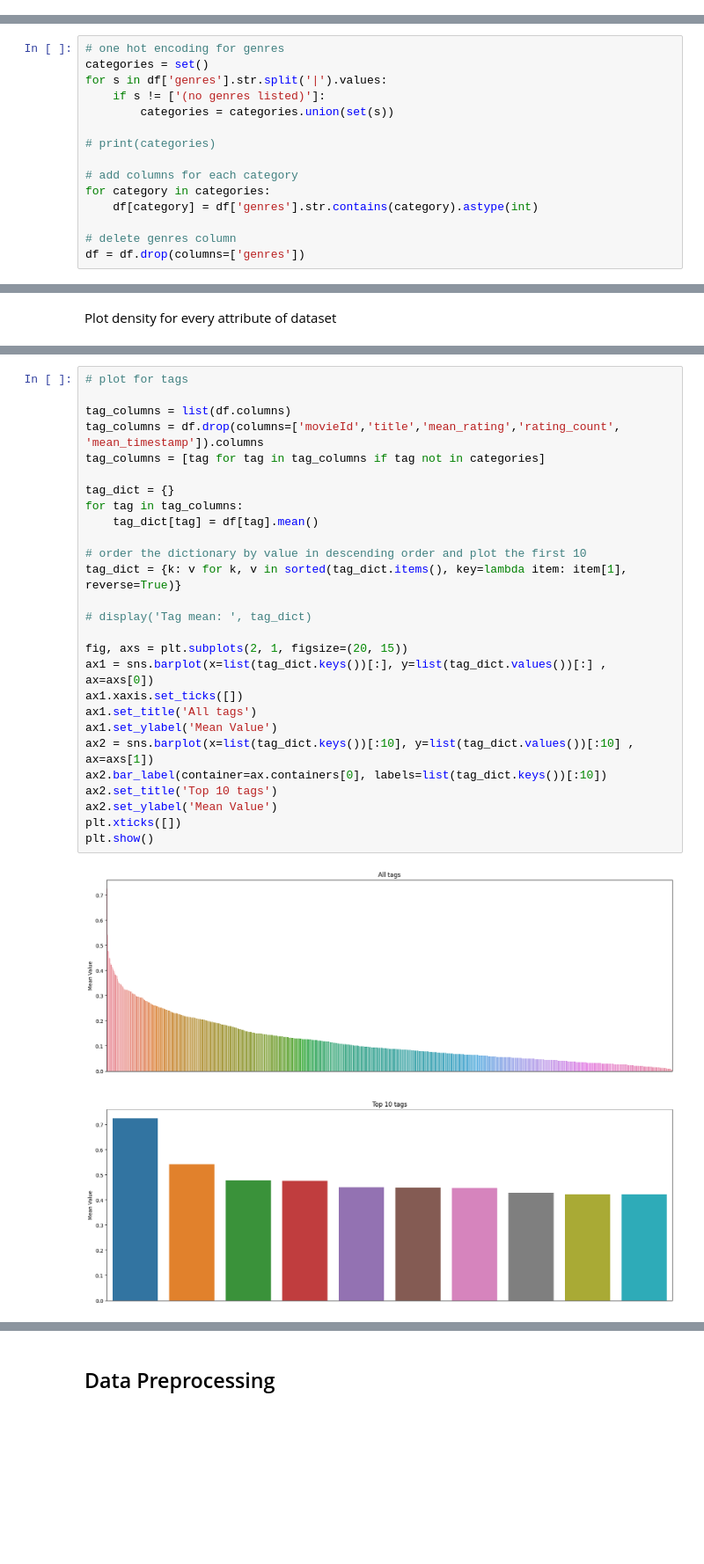
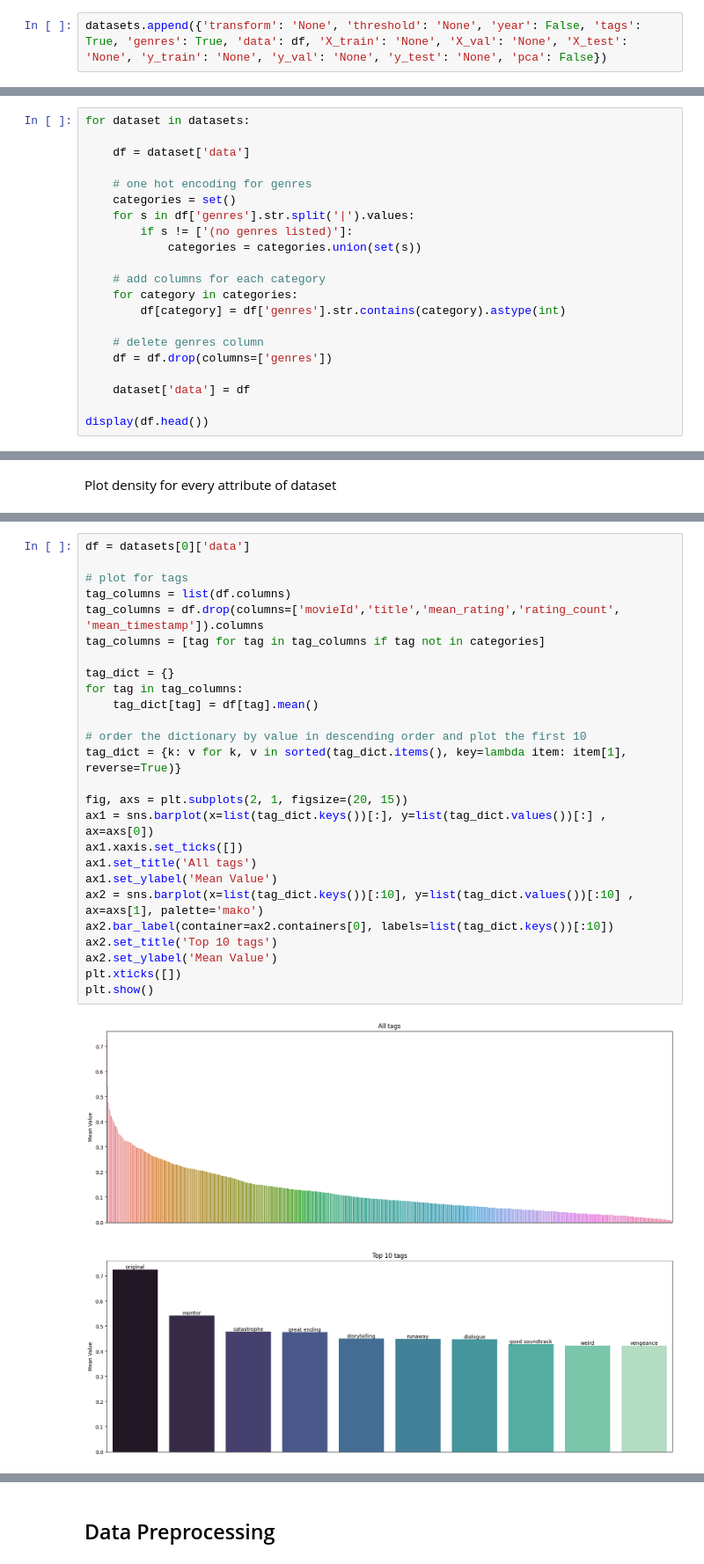
Before and after one commit to nicolopizzo/data-analytics, a Jupyter notebook: analysis.ipynb, the cells around one changed output, grey strips where cells are left out. Shown at 88% size. Saved outputs shown, nothing was run; the diff lists cells and outputs as text; blank space fills up the shorter version.

```diff
--- a/analysis.ipynb
+++ b/analysis.ipynb
@@ -106,6 +106,8 @@ display(df.head())
 | 2 | 3 | Grumpier Old Men (1995) | Comedy|Romance | 3.142028 | 11804 | 980602256 |
 | 3 | 4 | Waiting to Exhale (1995) | Comedy|Drama|Romance | 2.853547 | 2523 | 942460471 |
 | 4 | 5 | Father of the Bride Part II (1995) | Comedy | 3.058434 | 11714 | 1004723013 |
+# %%
+datasets.append({'transform': 'None', 'threshold': 'None', 'year': False, 'tags': True, 'genres': True, 'data': df, 'X_train': 'None', 'X_val': 'None', 'X_test': 'None', 'y_train': 'None', 'y_val': 'None', 'y_test': 'None', 'pca': False})
 # %%
 # Group by tagId and compute mean relevance
 mean_relevance = genome_scores.groupby('tagId').mean()['relevance']
@@ -141,17 +167,23 @@ Number of rows after dropping missing values:  13816
 ##### Data Encoding
 Multicategorical One-Hot encoding for film genres
 # %%
-# one hot encoding for genres
-categories = set()
-for s in df['genres'].str.split('|').values:
-    if s != ['(no genres listed)']:
-        categories = categories.union(set(s))
+for dataset in datasets:
 
-# print(categories)
+    df = dataset['data']
 
-# add columns for each category
-for category in categories:
-    df[category] = df['genres'].str.contains(category).astype(int)
+    # one hot encoding for genres
+    categories = set()
+    for s in df['genres'].str.split('|').values:
+        if s != ['(no genres listed)']:
+            categories = categories.union(set(s))
 
-# delete genres column
-df = df.drop(columns=['genres'])
+    # add columns for each category
+    for category in categories:
+        df[category] = df['genres'].str.contains(category).astype(int)
+
+    # delete genres column
+    df = df.drop(columns=['genres'])
+
+    dataset['data'] = df
+
+display(df.head())
@@ -302,32 +358,31 @@ plt.show()
 # %% [output]
 [figure]
 # %%
+df = datasets[0]['data']
+
 # plot for tags
-
 tag_columns = list(df.columns)
 tag_columns = df.drop(columns=['movieId','title','mean_rating','rating_count', 'mean_timestamp']).columns
 tag_columns = [tag for tag in tag_columns if tag not in categories]
 
 tag_dict = {}
 for tag in tag_columns:
     tag_dict[tag] = df[tag].mean()
 
 # order the dictionary by value in descending order and plot the first 10
 tag_dict = {k: v for k, v in sorted(tag_dict.items(), key=lambda item: item[1], reverse=True)}
 
-# display('Tag mean: ', tag_dict)
-
 fig, axs = plt.subplots(2, 1, figsize=(20, 15))
 ax1 = sns.barplot(x=list(tag_dict.keys())[:], y=list(tag_dict.values())[:] , ax=axs[0])
 ax1.xaxis.set_ticks([])
 ax1.set_title('All tags')
 ax1.set_ylabel('Mean Value')
-ax2 = sns.barplot(x=list(tag_dict.keys())[:10], y=list(tag_dict.values())[:10] , ax=axs[1])
-ax2.bar_label(container=ax.containers[0], labels=list(tag_dict.keys())[:10])
+ax2 = sns.barplot(x=list(tag_dict.keys())[:10], y=list(tag_dict.values())[:10] , ax=axs[1], palette='mako')
+ax2.bar_label(container=ax2.containers[0], labels=list(tag_dict.keys())[:10])
 ax2.set_title('Top 10 tags')
 ax2.set_ylabel('Mean Value')
 plt.xticks([])
 plt.show()
 # %% [output]
-[figure, old version]
+[figure, new version]
 # %%
```
Also changed, not shown: parts of 69 cells of this notebook.
